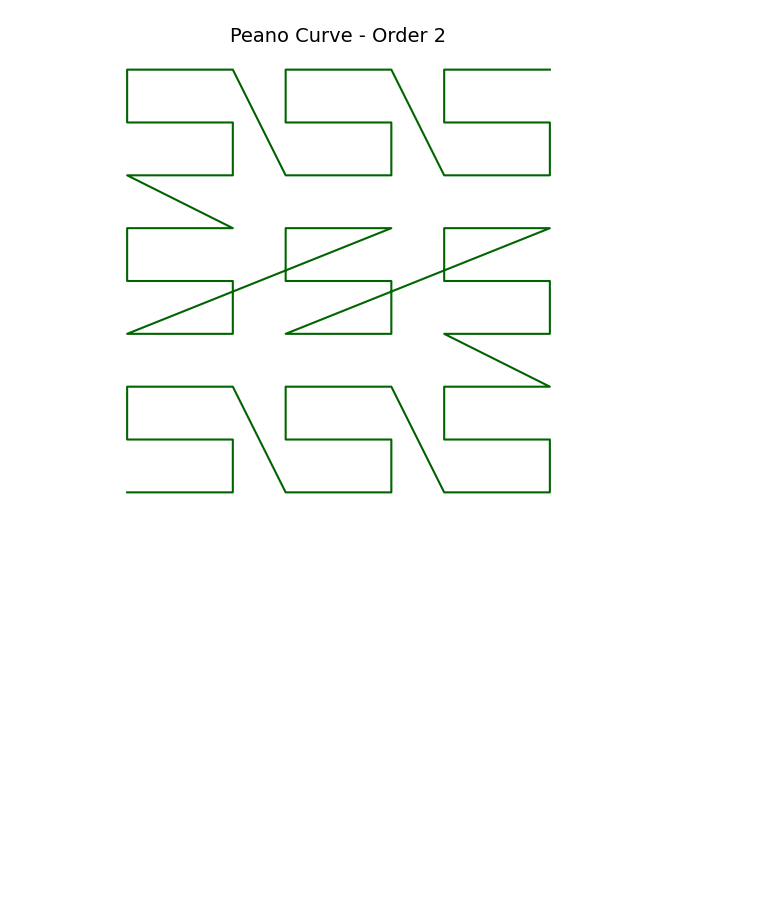
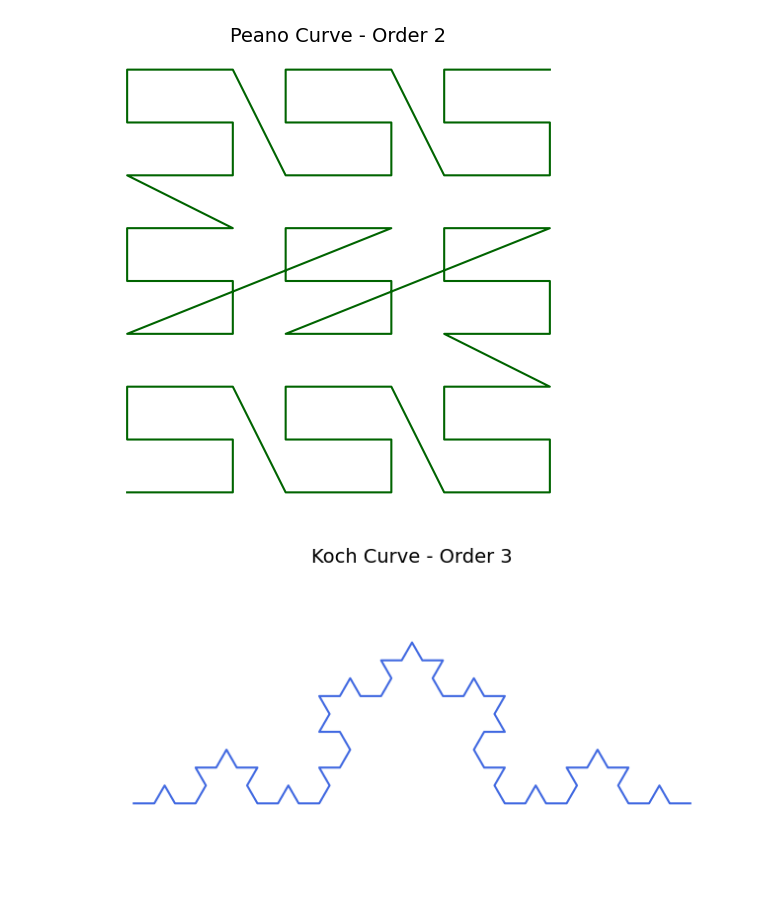
Before and after one commit to rmd360/machinelearningproject, a Jupyter notebook: Patterns.ipynb, the cells around one changed output. Drawn from its saved outputs; the diff is of its cells as text; code cells hidden in the pictures; blank space fills up the shorter version.

```diff
--- a/Patterns.ipynb
+++ b/Patterns.ipynb
@@ -325,3 +325,46 @@ def plot_peano(order=2):
 plot_peano(order=2)  # Try order 1–3
 # %% [output]
 [figure]
+# %%
+import matplotlib.pyplot as plt
+import numpy as np
+def koch_snowflake(order, scale=10):
+    def koch_recursion(p1, p2, depth):
+        if depth == 0:
+            return [p1, p2]
+        else:
+            p1 = np.array(p1)
+            p2 = np.array(p2)
+            delta = p2 - p1
+            pA = p1 + delta / 3
+            pB = p1 + delta * 2 / 3
+            angle = np.pi / 3
+            px = (pB[0] - pA[0]) * np.cos(angle) - (pB[1] - pA[1]) * np.sin(angle) + pA[0]
+            py = (pB[0] - pA[0]) * np.sin(angle) + (pB[1] - pA[1]) * np.cos(angle) + pA[1]
+            pC = [px, py]
+
+            return (
+                koch_recursion(p1, pA, depth - 1)[:-1] +
+                koch_recursion(pA, pC, depth - 1)[:-1] +
+                koch_recursion(pC, pB, depth - 1)[:-1] +
+                koch_recursion(pB, p2, depth - 1)
+            )
+
+    p_start = [0, 0]
+    p_end = [scale, 0]
+    return koch_recursion(p_start, p_end, order)
+
+def plot_koch_curve(order):
+    points = koch_snowflake(order)
+    x, y = zip(*points)
+
+    plt.figure(figsize=(8, 4))
+    plt.plot(x, y, color='royalblue')
+    plt.title(f'Koch Curve - Order {order}', fontsize=14)
+    plt.axis('equal')
+    plt.axis('off')
+    plt.show()
+
+plot_koch_curve(order=3)  # You can try order=1 to 5
+# %% [output]
+[figure, added]
```
